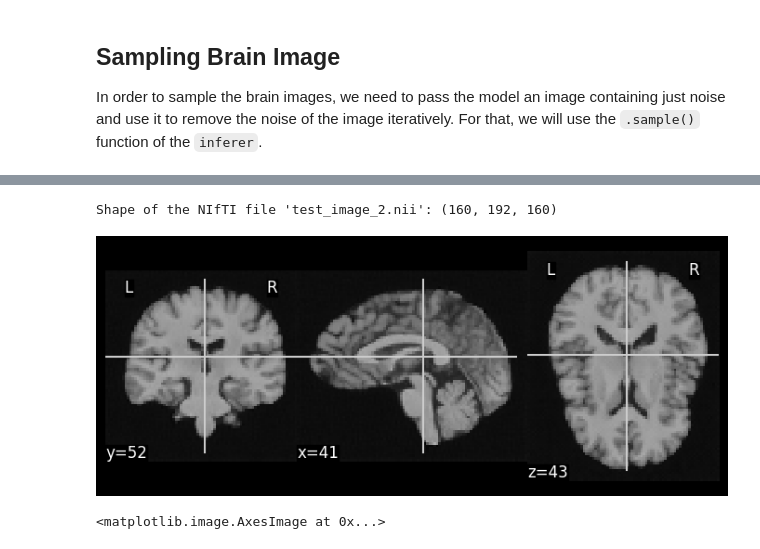
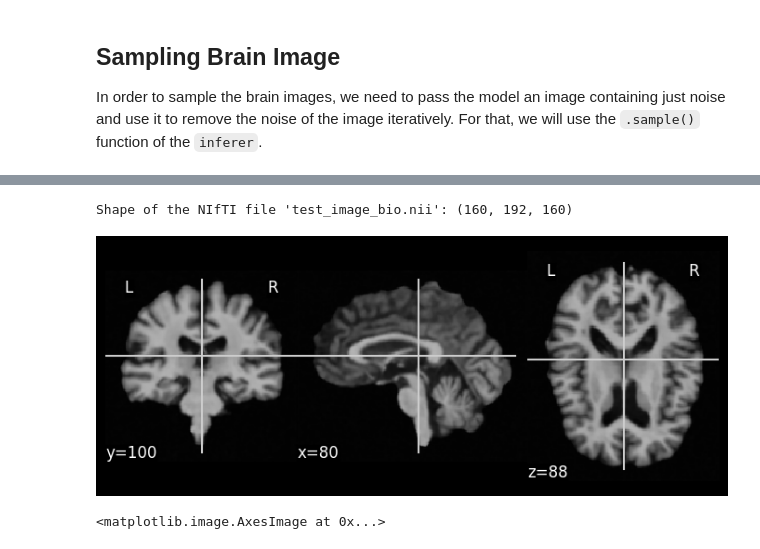
Before and after one commit to HaleAkrami/3D_lesion_DF, a Jupyter notebook: 3d_ddpm_valid.ipynb, the cells around one changed output, grey strips where cells are left out. Saved outputs shown, nothing was run; the diff lists cells and outputs as text; code cells hidden in the pictures.

```diff
--- a/3d_ddpm_valid.ipynb
+++ b/3d_ddpm_valid.ipynb
@@ -405,27 +406,27 @@ nib.save(nii_img, 'test_image_2.nii')
 # %%
 from nilearn.plotting import plot_anat
 import nibabel as nib
 
 def print_nifti_shape(file_path):
     try:
         # Load the NIfTI file
         nifti_img = nib.load(file_path)
 
         # Get the shape of the NIfTI data array
         data_shape = nifti_img.get_fdata().shape
 
         # Print the shape
         print(f"Shape of the NIfTI file '{file_path}': {data_shape}")
     except Exception as e:
         print(f"Error: {e}")
 
-plot_anat("test_image.nii")
+plot_anat("test_image_bio.nii")
 # Replace 'your_nifti_file.nii' with the actual path to your NIfTI file
-nifti_file_path = "test_image_2.nii"
+nifti_file_path = "test_image_bio.nii"
 print_nifti_shape(nifti_file_path)
 # %% [output]
-Shape of the NIfTI file 'test_image_2.nii': (160, 192, 160)
+Shape of the NIfTI file 'test_image_bio.nii': (160, 192, 160)
-[figure, old version]
+[figure, new version]
 # %%
 noise =torch.randn_like(image_array)
 #for i in range(1000):
```
Also changed, not shown: parts of 4 cells of this notebook, 3 other files.
